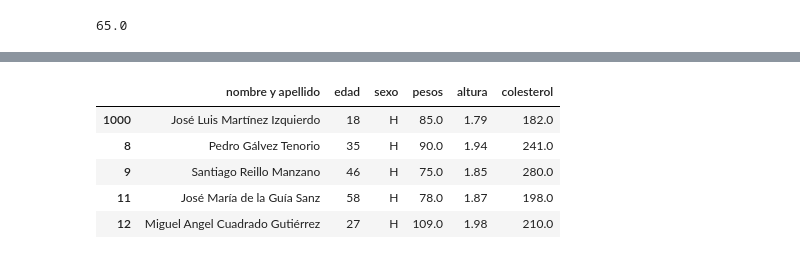
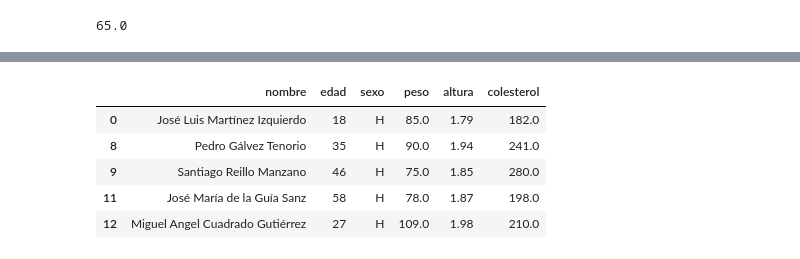
Before and after one commit to Senador05/phyton, a Jupyter notebook: Numpy/Pandas/pandas.ipynb, the cells around one changed output, grey strips where cells are left out. Drawn from its saved outputs; the diff is of its cells as text; code cells hidden in the pictures.

```diff
--- a/Numpy/Pandas/pandas.ipynb
+++ b/Numpy/Pandas/pandas.ipynb
@@ -728,5 +729,5 @@ Name: pesos, dtype: bool
 # %%
-mask = dfcol.loc[:,'pesos']>70
+mask = dfcol.loc[:,'peso']>70
 print(mask)
 dfcol[mask]
 # %% [output]
@@ -748,5 +749,5 @@ Name: pesos, dtype: bool
-|  | nombre y apellido | edad | sexo | pesos | altura | colesterol |
-| 1000 | José Luis Martínez Izquierdo | 18 | H | 85.0 | 1.79 | 182.0 |
+|  | nombre | edad | sexo | peso | altura | colesterol |
+| 0 | José Luis Martínez Izquierdo | 18 | H | 85.0 | 1.79 | 182.0 |
 | 8 | Pedro Gálvez Tenorio | 35 | H | 90.0 | 1.94 | 241.0 |
 | 9 | Santiago Reillo Manzano | 46 | H | 75.0 | 1.85 | 280.0 |
 | 11 | José María de la Guía Sanz | 58 | H | 78.0 | 1.87 | 198.0 |
```
Also changed, not shown: parts of 20 cells of this notebook, 3 other files.
